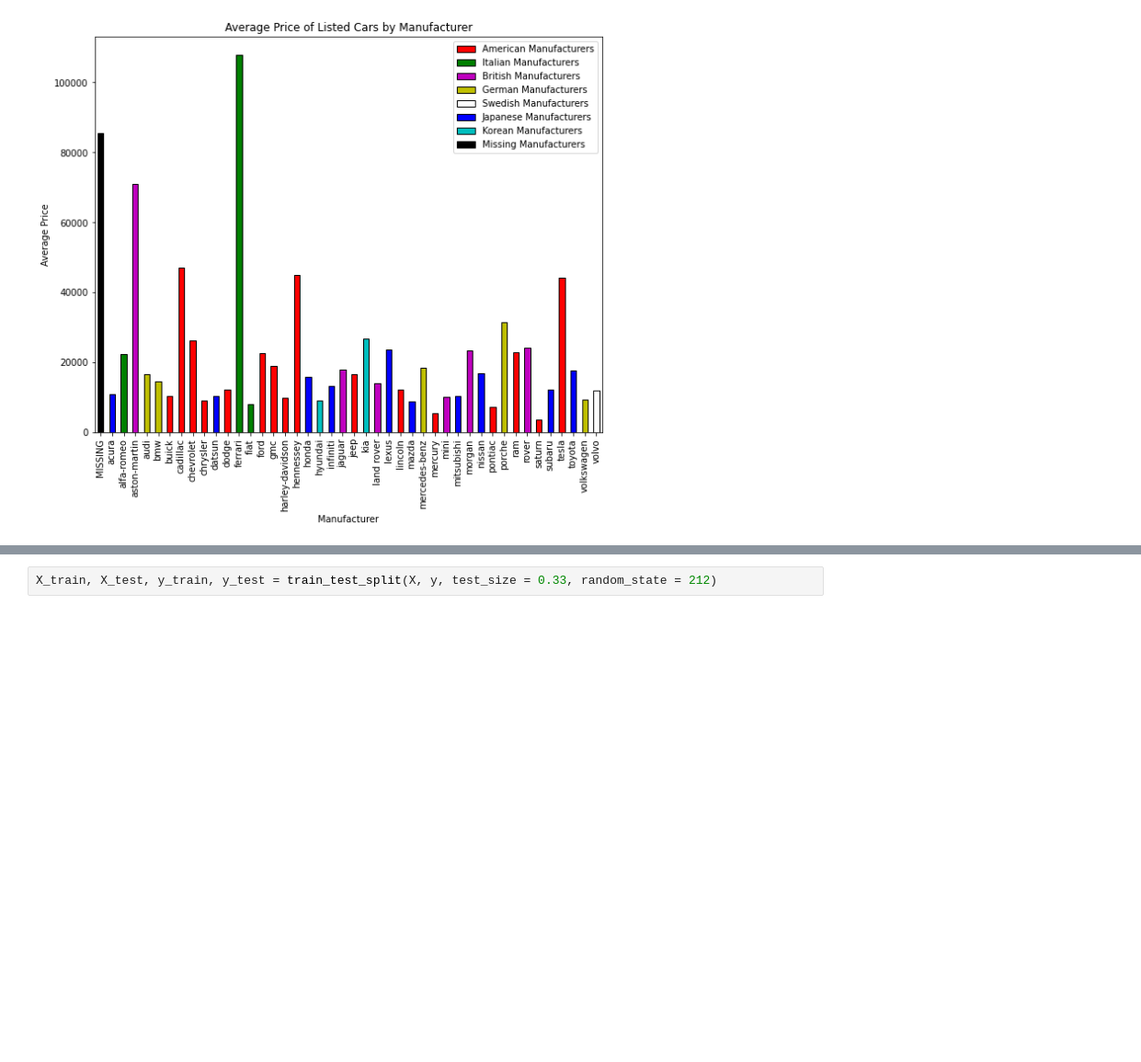
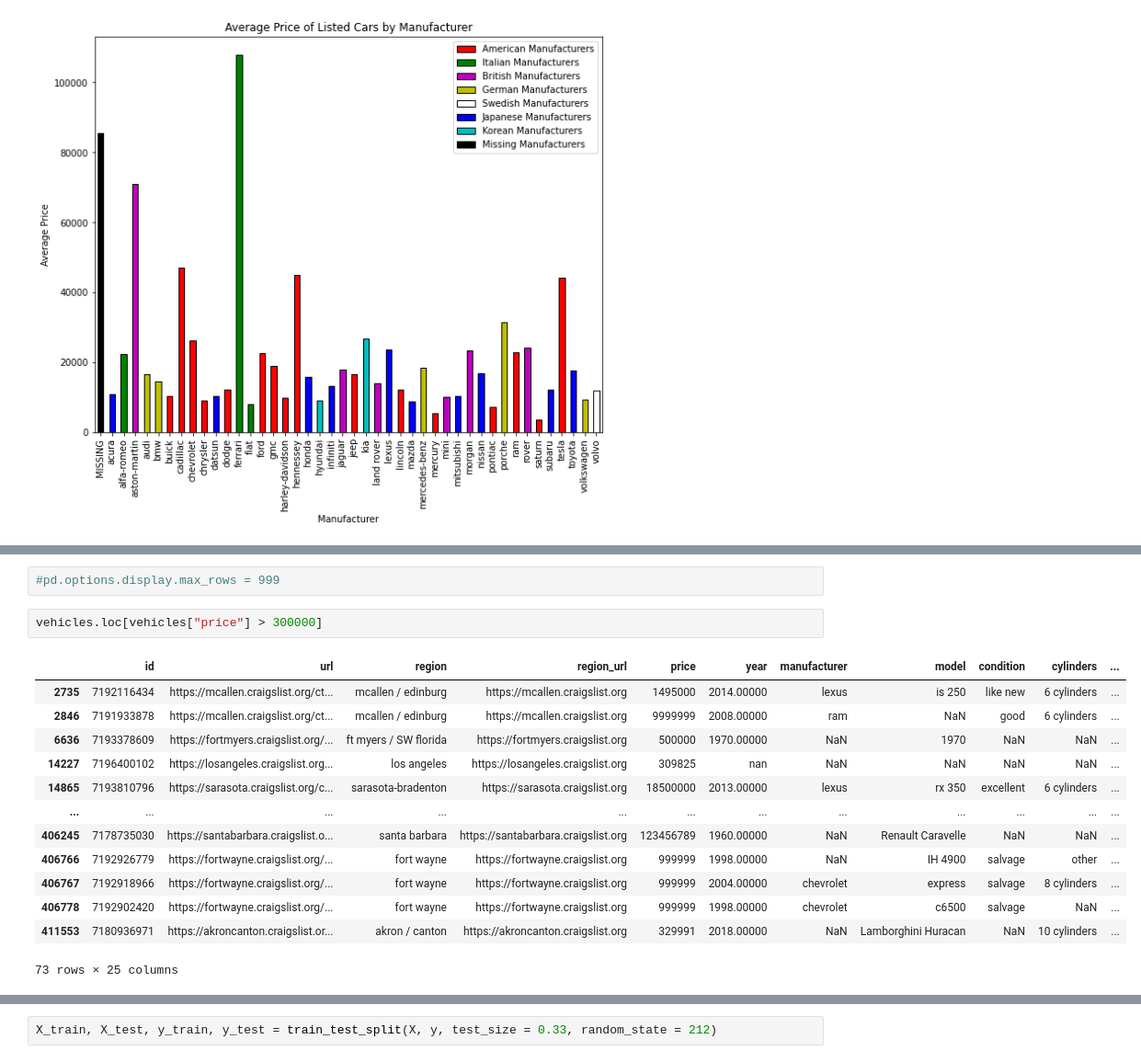
Before and after one commit to matthiasronnau/BANA-212-Final-Project, a Jupyter notebook: BANA-212 Final Project.ipynb, the cells around one changed output, grey strips where cells are left out. Shown at 92% size. Saved outputs shown, nothing was run; the diff lists cells and outputs as text; blank space fills up the shorter version.

```diff
--- a/BANA-212 Final Project.ipynb
+++ b/BANA-212 Final Project.ipynb
@@ -260,0 +324,18 @@ plt.legend(handles = [american, italian, british, german, swedish, japanese, kor
+# %%
+#pd.options.display.max_rows = 999
+# %%
+vehicles.loc[vehicles["price"] > 300000]
+# %% [output]
+|  | id | url | region | region_url | price | year | manufacturer | model | condition | cylinders | ... |
+| 2735 | 7192116434 | https://mcallen.craigslist.org/ct... | mcallen / edinburg | https://mcallen.craigslist.org | 1495000 | 2014.00000 | lexus | is 250 | like new | 6 cylinders | ... |
+| 2846 | 7191933878 | https://mcallen.craigslist.org/ct... | mcallen / edinburg | https://mcallen.craigslist.org | 9999999 | 2008.00000 | ram | NaN | good | 6 cylinders | ... |
+| 6636 | 7193378609 | https://fortmyers.craigslist.org/... | ft myers / SW florida | https://fortmyers.craigslist.org | 500000 | 1970.00000 | NaN | 1970 | NaN | NaN | ... |
+| 14227 | 7196400102 | https://losangeles.craigslist.org... | los angeles | https://losangeles.craigslist.org | 309825 | nan | NaN | NaN | NaN | NaN | ... |
+| 14865 | 7193810796 | https://sarasota.craigslist.org/c... | sarasota-bradenton | https://sarasota.craigslist.org | 18500000 | 2013.00000 | lexus | rx 350 | excellent | 6 cylinders | ... |
+| ... | ... | ... | ... | ... | ... | ... | ... | ... | ... | ... | ... |
+| 406245 | 7178735030 | https://santabarbara.craigslist.o... | santa barbara | https://santabarbara.craigslist.org | 123456789 | 1960.00000 | NaN | Renault Caravelle | NaN | NaN | ... |
+| 406766 | 7192926779 | https://fortwayne.craigslist.org/... | fort wayne | https://fortwayne.craigslist.org | 999999 | 1998.00000 | NaN | IH 4900 | salvage | other | ... |
+| 406767 | 7192918966 | https://fortwayne.craigslist.org/... | fort wayne | https://fortwayne.craigslist.org | 999999 | 2004.00000 | chevrolet | express | salvage | 8 cylinders | ... |
+| 406778 | 7192902420 | https://fortwayne.craigslist.org/... | fort wayne | https://fortwayne.craigslist.org | 999999 | 1998.00000 | chevrolet | c6500 | salvage | NaN | ... |
+| 411553 | 7180936971 | https://akroncanton.craigslist.or... | akron / canton | https://akroncanton.craigslist.org | 329991 | 2018.00000 | NaN | Lamborghini Huracan | NaN | 10 cylinders | ... |
+73 rows × 25 columns
```
Also changed, not shown: parts of 29 cells of this notebook.
